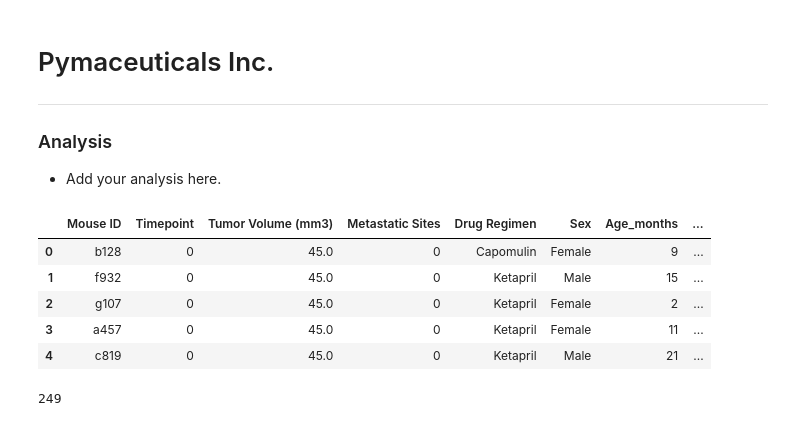
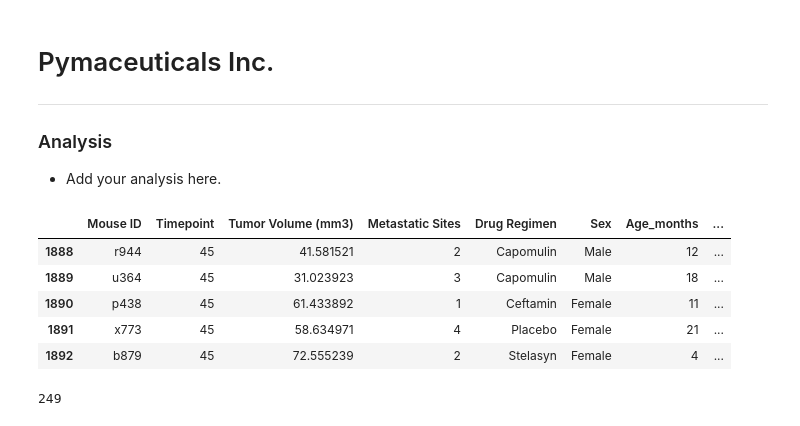
Before and after one commit to equitymarkets/matplotlib-challenge, a Jupyter notebook: Pymaceuticals/pymaceuticals_starter.ipynb, the cells around one changed output. Cells and saved outputs as stored; diff of their text form; code cells hidden in the pictures.

```diff
--- a/Pymaceuticals/pymaceuticals_starter.ipynb
+++ b/Pymaceuticals/pymaceuticals_starter.ipynb
@@ -8,28 +8,28 @@
 # %%
 # Dependencies and Setup
 import matplotlib.pyplot as plt
 import pandas as pd
 import scipy.stats as st
 
 # Study data files
 mouse_metadata_path = "data/Mouse_metadata.csv"
 study_results_path = "data/Study_results.csv"
 
 # Read the mouse data and the study results
 mouse_metadata = pd.read_csv(mouse_metadata_path)
 study_results = pd.read_csv(study_results_path)
 
 # Combine the data into a single dataset
 mouse_study_df = pd.merge(study_results, mouse_metadata, on="Mouse ID", how="left")
 # Display the data table for preview
-mouse_study_df.head()
+mouse_study_df.tail()
 # %% [output]
 |  | Mouse ID | Timepoint | Tumor Volume (mm3) | Metastatic Sites | Drug Regimen | Sex | Age_months | ... |
-| 0 | b128 | 0 | 45.0 | 0 | Capomulin | Female | 9 | ... |
-| 1 | f932 | 0 | 45.0 | 0 | Ketapril | Male | 15 | ... |
-| 2 | g107 | 0 | 45.0 | 0 | Ketapril | Female | 2 | ... |
-| 3 | a457 | 0 | 45.0 | 0 | Ketapril | Female | 11 | ... |
-| 4 | c819 | 0 | 45.0 | 0 | Ketapril | Male | 21 | ... |
+| 1888 | r944 | 45 | 41.581521 | 2 | Capomulin | Male | 12 | ... |
+| 1889 | u364 | 45 | 31.023923 | 3 | Capomulin | Male | 18 | ... |
+| 1890 | p438 | 45 | 61.433892 | 1 | Ceftamin | Female | 11 | ... |
+| 1891 | x773 | 45 | 58.634971 | 4 | Placebo | Female | 21 | ... |
+| 1892 | b879 | 45 | 72.555239 | 2 | Stelasyn | Female | 4 | ... |
 # %%
 # Checking the number of mice.
 mice = mouse_study_df["Mouse ID"].unique()
```
Also changed, not shown: parts of 6 cells of this notebook.
